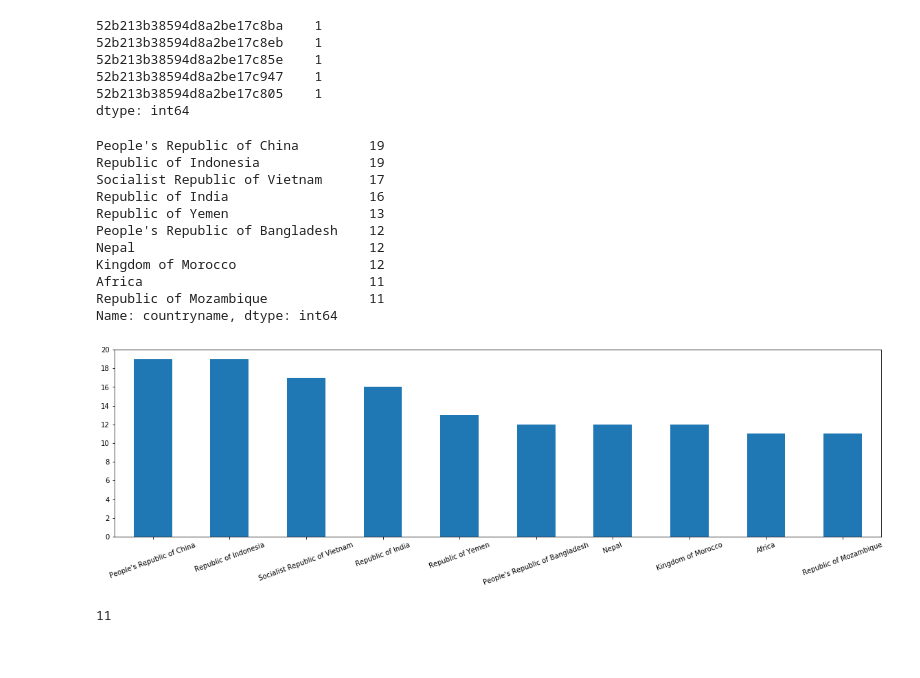
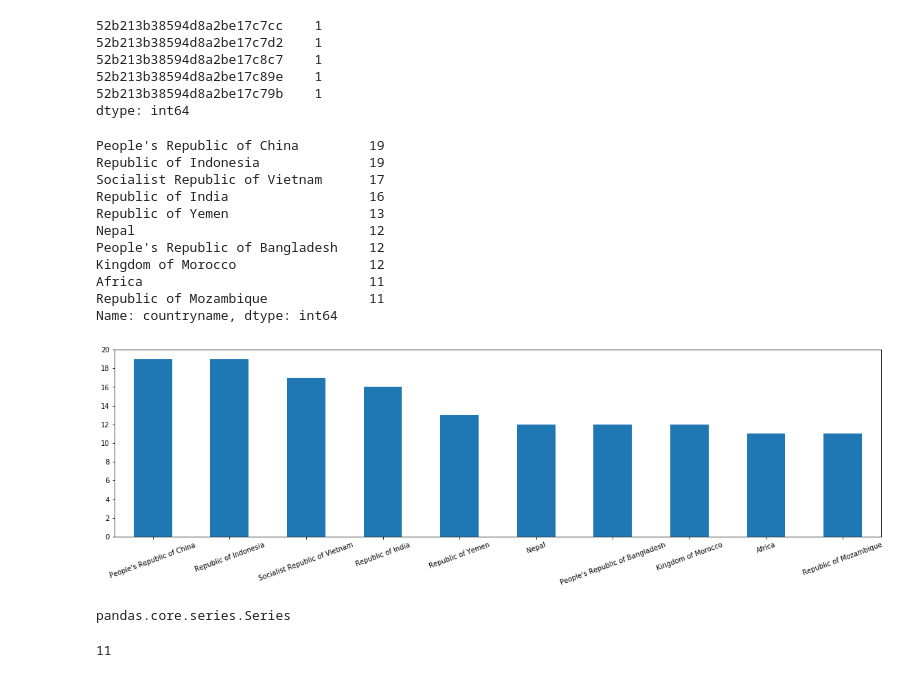
Before and after one commit to moeinsoodavi/Springboard, a Jupyter notebook: data_wrangling_json/My initial answer.ipynb, the cells around one changed output. Drawn from its saved outputs; the diff is of its cells as text; code cells hidden in the pictures.

```diff
--- a/Mini Project 1, JSON Based Data Exercise.ipynb
+++ b/data_wrangling_json/My initial answer.ipynb
@@ -2,7 +2,7 @@
 # The first part of the code checks if there is any duplicate id
 
 import pandas as pd
-df = pd.read_json('data/world_bank_projects.json')
+df = pd.read_json('data_wrangling_json/data_wrangling_json/data/world_bank_projects.json')
 
 # Each element of the _id column is a dictionary with the key '$oid'.
 # A list of the ids is created here
@@ -16,37 +16,39 @@ new_series = pd.Series(new_list, index=df.index)
 # The id's are counted and the the top five ones are printed. If they have one more than one count of any, it means there are duplicate id's
 print(new_series.value_counts().head())
 # %% [output]
-52b213b38594d8a2be17c8ba    1
-52b213b38594d8a2be17c8eb    1
-52b213b38594d8a2be17c85e    1
-52b213b38594d8a2be17c947    1
-52b213b38594d8a2be17c805    1
+52b213b38594d8a2be17c7cc    1
+52b213b38594d8a2be17c7d2    1
+52b213b38594d8a2be17c8c7    1
+52b213b38594d8a2be17c89e    1
+52b213b38594d8a2be17c79b    1
 dtype: int64
 # %%
 # QUESTION 1: The second part of the code fine the countries with the most number of project. Theese countries and the number of their projects are shown one plot
 import matplotlib.pyplot as plt
 import numpy as np
 
 top_ten_countries = df.countryname.value_counts().head(10)
 print(top_ten_countries)
 plt.figure(figsize=(20,5))
 top_ten_countries.plot(kind='bar')
 plt.xticks(rotation = 20)
 plt.yticks(np.arange(0, 21, step=2))
 plt.show()
+type(top_ten_countries)
 # %% [output]
 People's Republic of China         19
 Republic of Indonesia              19
 Socialist Republic of Vietnam      17
 Republic of India                  16
 Republic of Yemen                  13
+Nepal                              12
 People's Republic of Bangladesh    12
-Nepal                              12
 Kingdom of Morocco                 12
 Africa                             11
 Republic of Mozambique             11
 Name: countryname, dtype: int64
-[figure, old version]
+[figure, new version]
+pandas.core.series.Series
 # %%
 # QUESTIONS 2 & 3
 #Q2: Find the top 10 major project themes (using column 'mjtheme_namecode')
```
Also changed, not shown: 26 other files.
